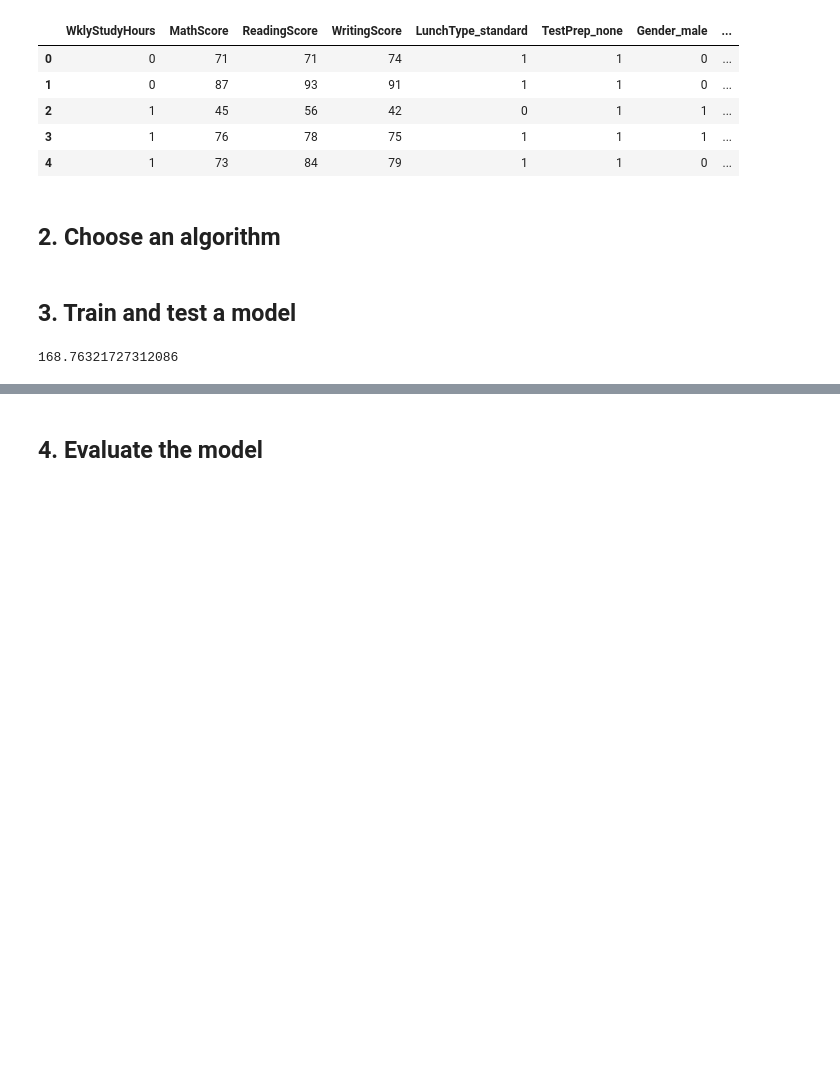
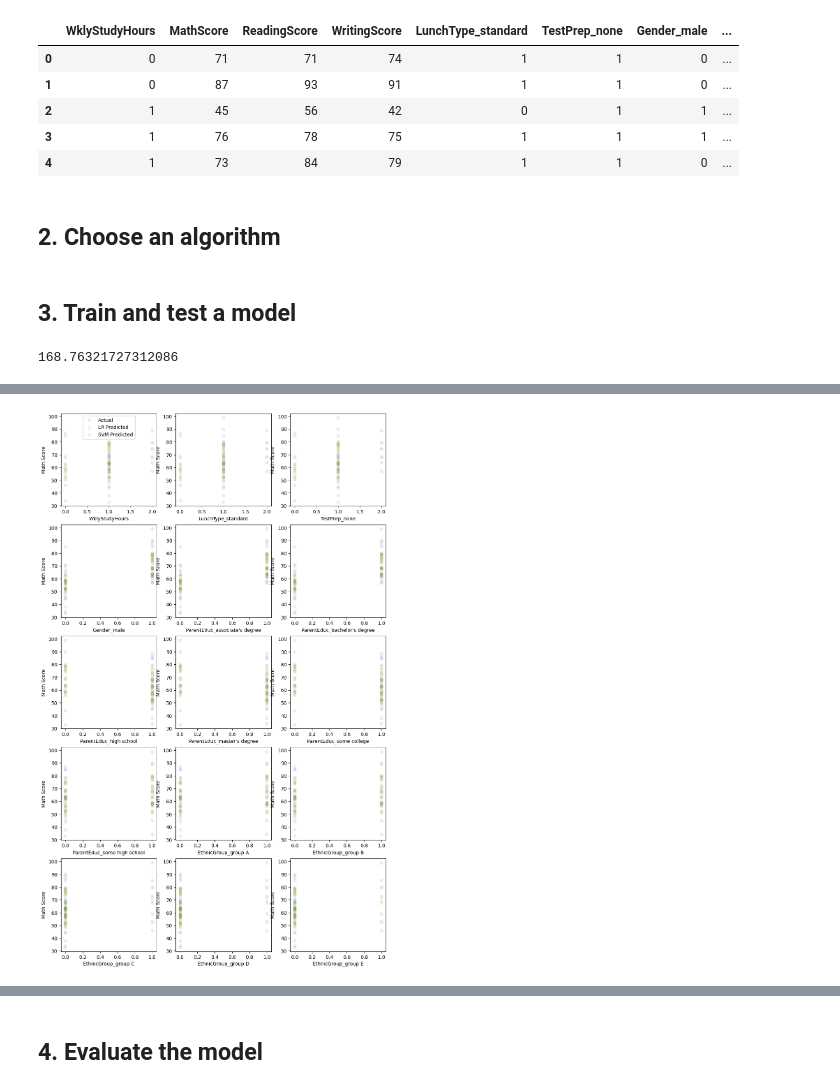
Before and after one commit to aguo921/2023-Phase-2, a Jupyter notebook: data-science/2. Training and Evaluation/part2-submission.ipynb, the cells around one changed output, grey strips where cells are left out. Saved outputs shown, nothing was run; the diff lists cells and outputs as text; code cells hidden in the pictures; blank space fills up the shorter version.

Commit message:
Evaluate regression model

```diff
--- a/data-science/2. Training and Evaluation/part2-submission.ipynb
+++ b/data-science/2. Training and Evaluation/part2-submission.ipynb
@@ -194,6 +195,9 @@ X_train, X_test, y_train, y_test = train_test_split(X, y, test_size=0.3, random_
 # %%
 # Load an untuned linear regression model
 lr_model = LinearRegression()
+
+# Load an untuned support vector machine model
+svm_model = SVR()
 # %% [markdown]
 ## 3. Train and test a model
 # %%
@@ -209,3 +213,14 @@ lr_mse = mean_squared_error(y_test, lr_predictions)
 lr_mse
 # %% [output]
 168.76321727312086
+# %%
+# Train the support vector machine model using the training set
+svm_model.fit(X_train, y_train)
+
+# Get predictions using the features of the test set
+svm_predictions = svm_model.predict(X_test)
+
+# Test the model using predictions and the targets of the test set
+svm_mse = mean_squared_error(y_test, svm_predictions)
+
+svm_mse
@@ -211,0 +249,30 @@ lr_mse
+# %%
+# Create figure
+fig, axs = plt.subplots(nrows=5, ncols=3)
+
+# Number of samples to plot
+n = 30
+
+# Loop through each set of axes
+for i in range(5):
+    for j in range(3):
+        # Get the feature index
+        idx = 3*i+j
+
+        # Plot the actual values
+        axs[i][j].scatter(X_test.iloc[:n,i], y_test[:n], alpha=0.1)
+
+        # Plot the predicted values from the linear regression model
+        axs[i][j].scatter(X_test.iloc[:n,i], lr_predictions[:n], alpha=0.1)
+
+        # Plot the predicted values from the support vector machine model
+        axs[i][j].scatter(X_test.iloc[:n,i], svm_predictions[:n], alpha=0.1)
+
+        # Set labels
+        axs[i][j].set_xlabel(X_test.columns[idx])
+        axs[i][j].set_ylabel("Math Score")
+
+axs[0][0].legend(["Actual", "LR Predicted", "SVM Predicted"])
+fig.set_size_inches(12,20)
+# %% [output]
+[figure, added]
```
Also changed, not shown: parts of 16 cells of this notebook, 1 other file.
